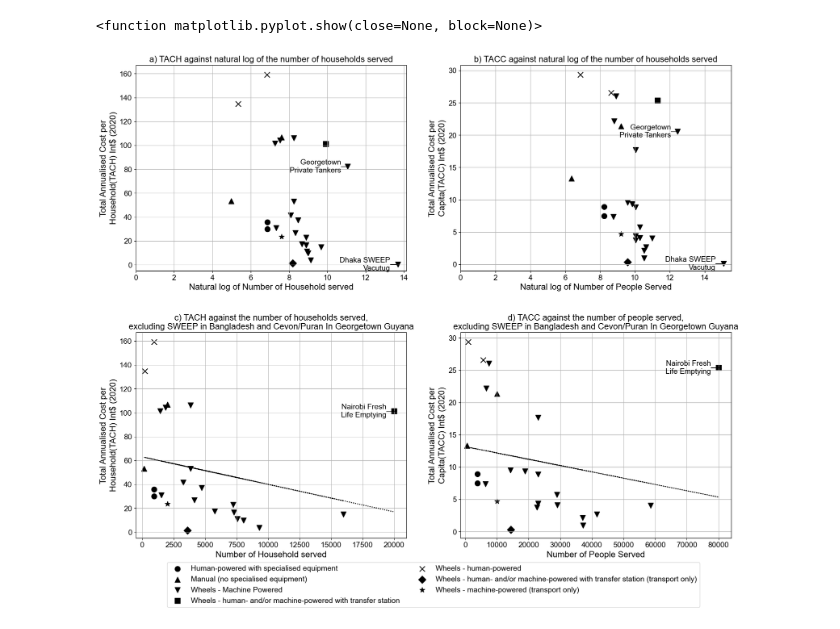
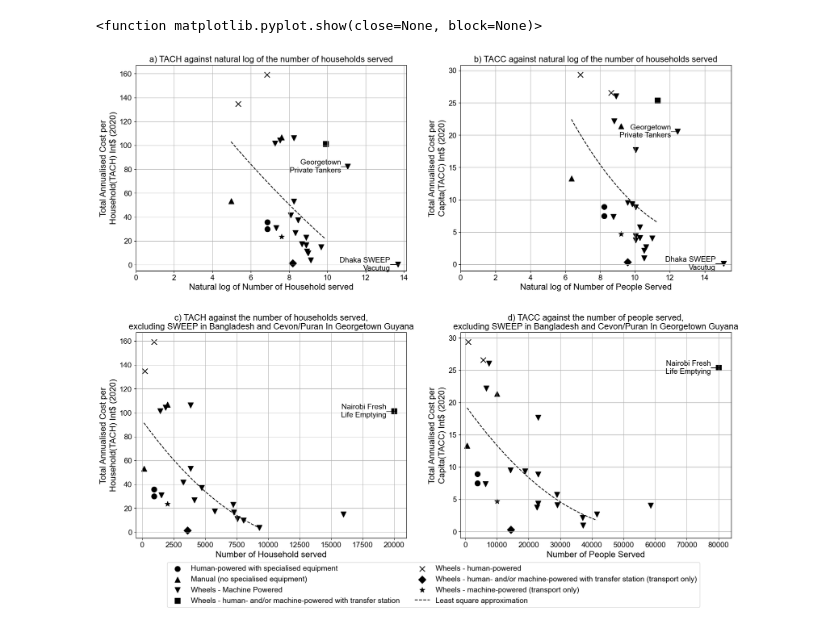
Before and after one commit to JinIgarashi/cactus-narok-figures, a Jupyter notebook: Figure5 E&T tach against number of people.ipynb, the cells around one changed output. Drawn from its saved outputs; the diff is of its cells as text; code cells hidden in the pictures.

Commit message:
added least square apploriximation line in figure 5

```diff
--- a/Figure5 E&T tach against number of people.ipynb
+++ b/Figure5 E&T tach against number of people.ipynb
@@ -30,7 +30,8 @@ def createScatterPlot(
     marker_size = 100,
     x_min = 0,
     y_min = 0,
-    target_ids = None
+    target_ids = None,
+    quantile = 0.95
 ):
     components = data[groupby_col].unique()
     for i, component in enumerate(components):
@@ -58,17 +59,30 @@ def createScatterPlot(
                 ax.annotate(datapoint_name, (x * 0.97, y), xytext=(0, 0), textcoords='offset points', ha='right', va='center', fontsize=14, color='k')
                 ax.plot([x, x * 0.97], [y, y], linestyle='-', color='k', lw=1)
 
-    if log_transform == False:
-        # Add bestfit line
-        a, b = np.polyfit(data[x_col], data[y_col], 1)
-        plt.plot(data[x_col], a*data[x_col]+b, color="k", linestyle=":")
+    # Add bestfit line
+    # remove outlier (filter by quantitle < 0.95 as default)
+    q = data[x_col].quantile(quantile)
+    filtered_data = data.query(f"{x_col} < @q")
+    if log_transform:
+        x = np.array(list(np.log(filtered_data[x_col])))
+    else:
+        x = np.array(list(filtered_data[x_col]))
+
+    y = np.array(list(filtered_data[y_col]))
+
+    # create least-squares approximation
+    A = np.vstack((x ** 2, x, np.ones(len(x)))).T
+    v = y.T
+    u, residuals, rank, s = np.linalg.lstsq(A, v, rcond=None)
+
+    x_graph = np.linspace(min(x), max(x), 100)
+    ax.plot(x_graph, x_graph ** 2 * u[0] + x_graph * u[1] + u[2], label='Least square approximation', color="k", linestyle="--")
 
     ax.set_xlim(left=x_min)
     ax.set_ylim(bottom=y_min)
     ax.set_title(title, fontsize=16)
     ax.set_xlabel(x_label, fontsize=16)
     ax.set_ylabel(y_label, fontsize=16)
-#     ax.legend()
     ax.grid(which='both')
 # %%
 fig = plt.figure(figsize=(20, 16))
@@ -124,33 +138,33 @@ createScatterPlot(
     title = 'c) TACH against the number of households served,\nexcluding SWEEP in Bangladesh and Cevon/Puran In Georgetown Guyana',
     x_label = 'Number of Household served',
     y_label = 'Total Annualised Cost per\nHousehold(TACH) Int$ (2020)',
     log_transform = False,
     y_min = -5,
     x_min = -500,
-    target_ids = [38]
+    target_ids = [38],
 )
 
 ax4 = fig.add_subplot(2, 2, 4)
 createScatterPlot(
     filtered_data,
     ax4,
     groupby_col = 'component',
     x_col = 'num_people_served',
     y_col = 'tacc',
     title = 'd) TACC against the number of people served,\nexcluding SWEEP in Bangladesh and Cevon/Puran In Georgetown Guyana',
     x_label = 'Number of People Served',
     y_label = 'Total Annualised Cost per\nCapita(TACC) Int$ (2020)',
     log_transform = False,
     y_min = -1,
     x_min = -1500,
-    target_ids = [38]
+    target_ids = [38],
 )
 
 plt.subplots_adjust(wspace=0.2, hspace=0.3)
 plt.legend(bbox_to_anchor=(-0.1, -0.1), loc='upper center', ncol=2)
 plt.savefig(file_path, format="pdf", dpi=dpi, transparent=True, bbox_inches='tight')
 plt.savefig(f"{file_path}.png", format="png", dpi=dpi, transparent=True, bbox_inches='tight')
 plt.show
 # %% [output]
 <function matplotlib.pyplot.show(close=None, block=None)>
-[figure, old version]
+[figure, new version]
```
Also changed, not shown: 2 other files.
